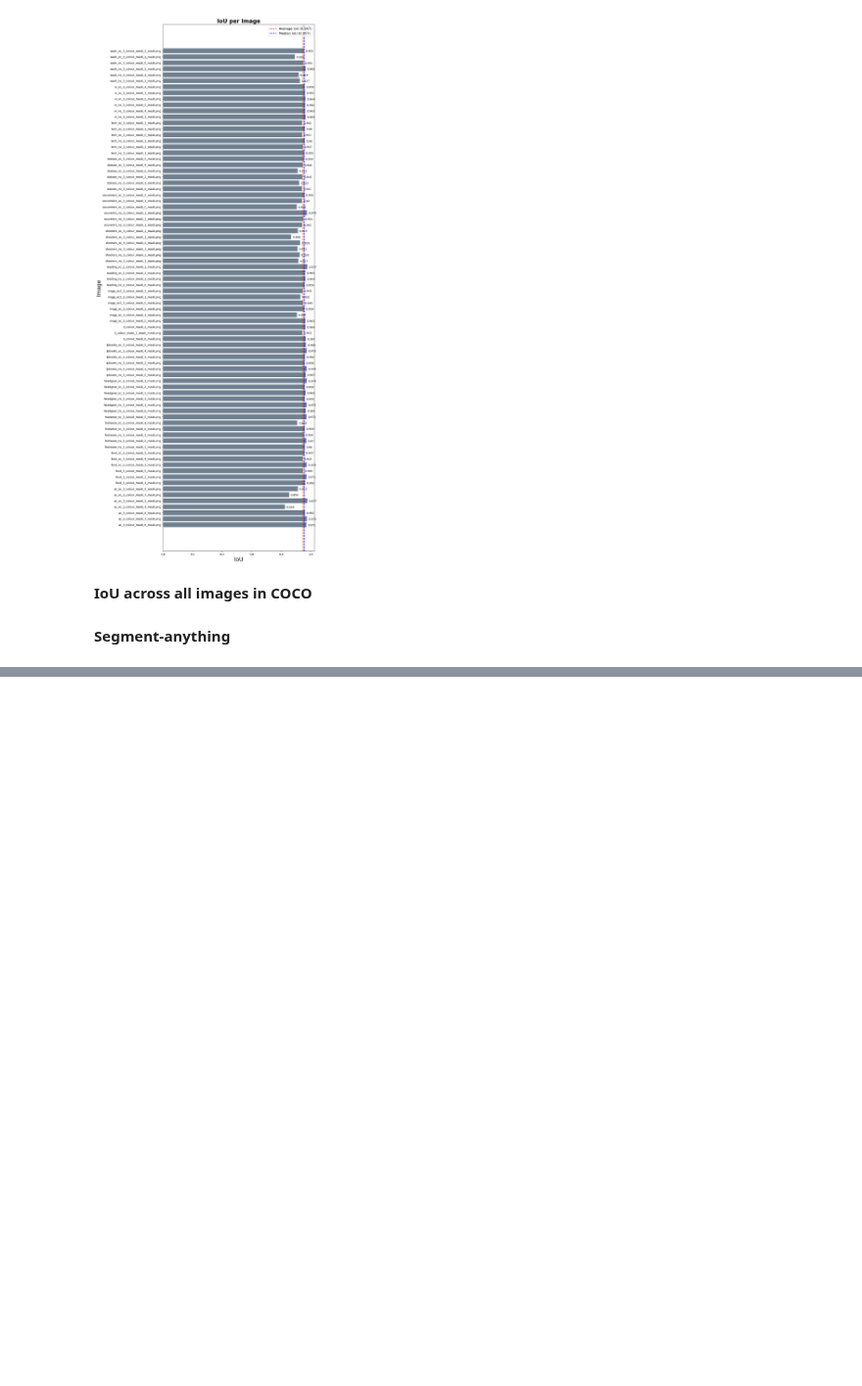
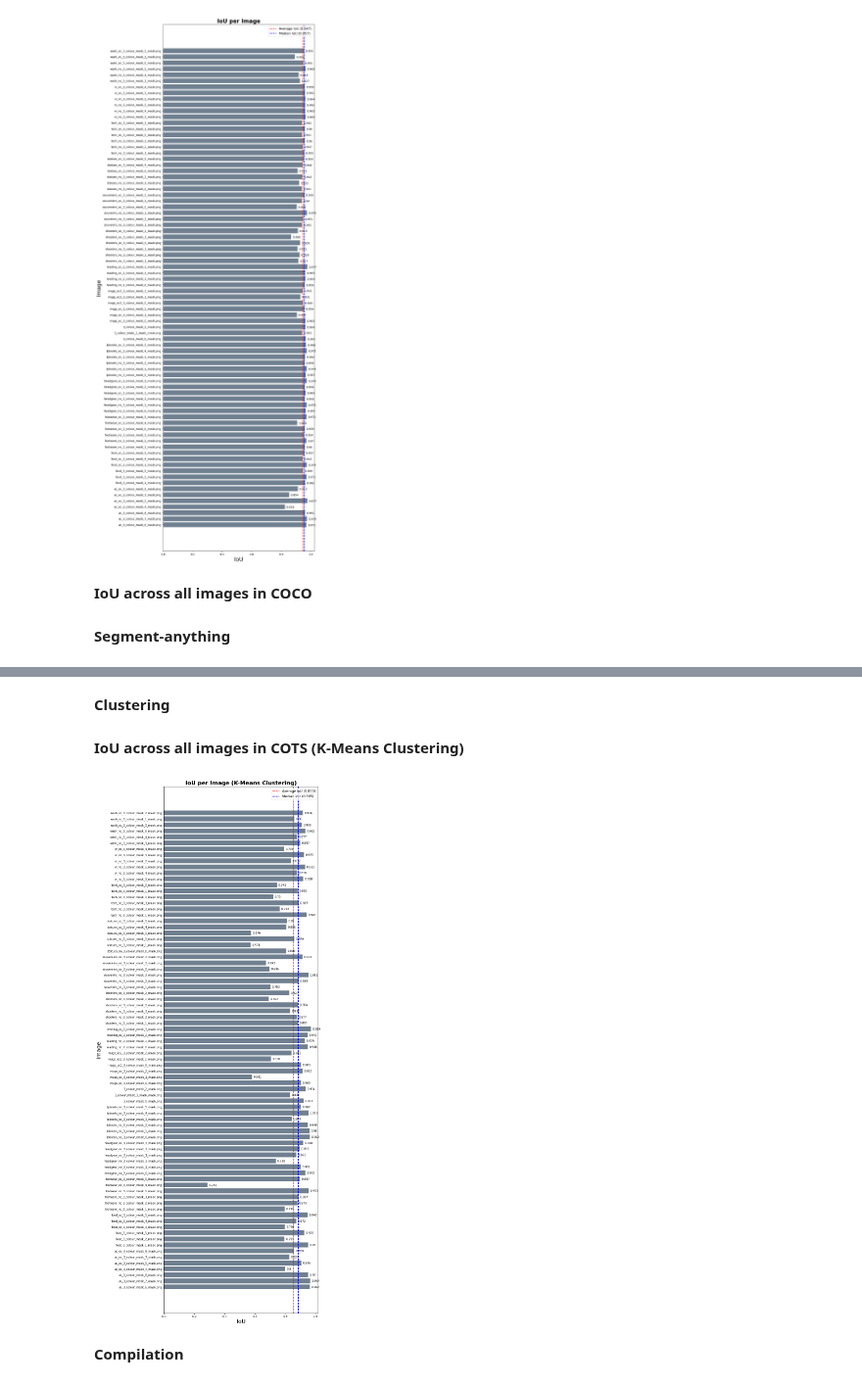
Before and after one commit to matthewkenely/mask-to-annotation, a Jupyter notebook: Evaluation.ipynb, the cells around one changed output, grey strips where cells are left out. Shown at 98% size. Drawn from its saved outputs; the diff is of its cells as text; code cells hidden in the pictures; blank space fills up the shorter version.

Commit message:
Added IoU evaluation for k-means clustering

```diff
--- a/Evaluation.ipynb
+++ b/Evaluation.ipynb
@@ -164,7 +150,7 @@ for image_paths in os.listdir(part2_multiple_objects):
     for mask_name in os.listdir(mask_paths):
         image = cv2.imread(os.path.join(mask_paths, mask_name))
         annotation = coco.annotate((image_id, mask_name, image, project_name, category, coco_output_dir),
-                    do_display=False, do_save=False, do_print=False, annotation_color=coco_color, epsilon=epsilon)
+                    do_display=False, do_save=False, do_print=False, annotation_color=coco_color, epsilon=epsilon, configuration=coco.PA)
 
         # print(f'{mask_name}: {mse(annotation)}')
         image_id += 1
@@ -247,0 +237,56 @@ plt.show()
+# %% [markdown]
+**Clustering**
+# %% [markdown]
+**IoU across all images in COTS (K-Means Clustering)**
+# %%
+image_id = 0
+
+# epsilon = 0.005
+
+ious = []
+
+for image_paths in os.listdir(part2_multiple_objects):
+    mask_paths = os.path.join(part2_multiple_objects, image_paths, "masks")
+    category = image_paths
+    for mask_name in os.listdir(mask_paths):
+        image = cv2.imread(os.path.join(mask_paths, mask_name))
+        annotation = coco.annotate((image_id, mask_name, image, project_name, category, coco_output_dir),
+                    do_display=False, do_save=False, do_print=False, annotation_color=coco_color, configuration=coco.KMC)
+
+        # print(f'{mask_name}: {mse(annotation)}')
+        image_id += 1
+        ious.append([mask_name, iou(annotation)])
+# %%
+# Plot bar chart of ious, image on y axis, iou on x axis
+plt.rcParams['figure.figsize'] = [10, 35]
+plt.figure()
+
+# sort ious descending
+# ious.sort(key=lambda x: x[1], reverse=True)
+plt.barh(np.arange(len(ious)), [x[1] for x in ious], align='center', color='slategrey')
+
+# print values on bars on the right
+for i, v in enumerate([x[1] for x in ious]):
+    plt.text(v + 0.01, i - 0.2, str(round(v, 3)), color='k', fontsize=10)
+
+# add image names to y axis
+plt.yticks(np.arange(len(ious)), [x[0] for x in ious], fontsize=10)
+
+# plot vertical line at average and median
+plt.axvline(x=np.mean([x[1] for x in ious]), color='r', linestyle='--', linewidth=2)
+plt.axvline(x=np.median([x[1] for x in ious]), color='b', linestyle='--', linewidth=2)
+
+# add legend
+average_legend = 'Average IoU (' + str(np.round(np.mean([x[1] for x in ious]), 3)) + ')'
+median_legend = 'Median IoU (' + str(np.round(np.median([x[1] for x in ious]), 3)) + ')'
+plt.legend([average_legend, median_legend], loc='upper right', fontsize=12)
+
+plt.xlabel('IoU', fontsize=20)
+plt.ylabel('Image', fontsize=20)
+plt.title('IoU per Image (K-Means Clustering)', fontsize=20, fontweight='bold')
+
+plt.show()
+# %% [output]
+[figure, added]
+# %% [markdown]
+**Compilation**
```
Also changed, not shown: parts of 6 cells of this notebook, 3 other files.
